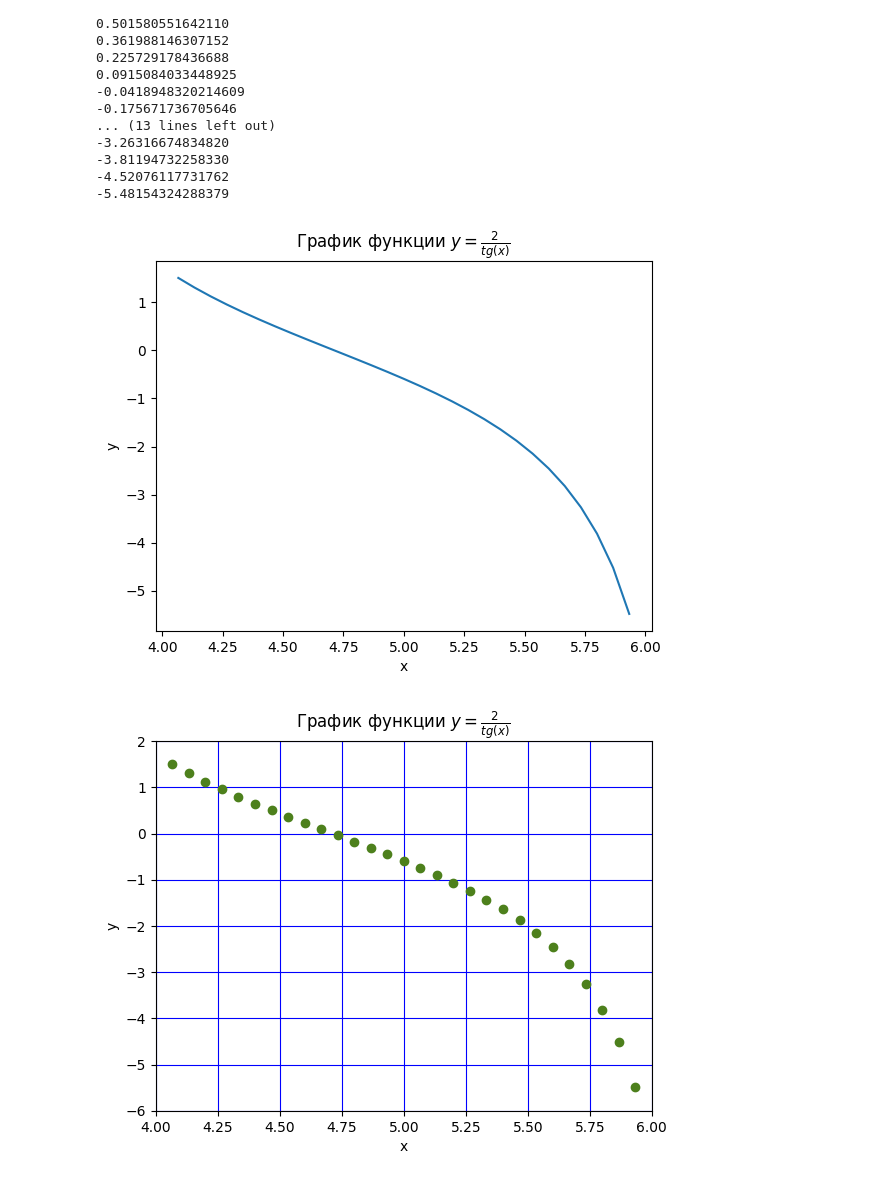
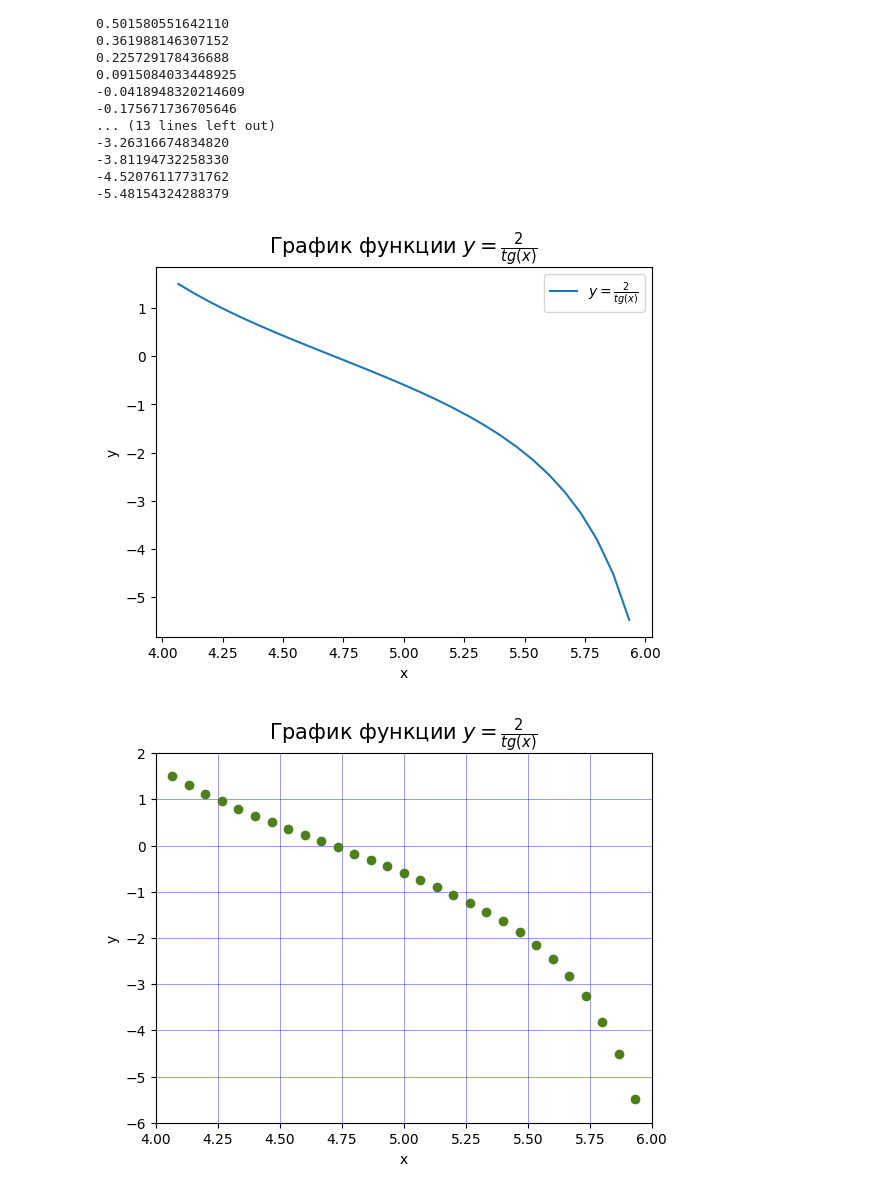
Before and after one commit to MaksimSmolenkov/3, a Jupyter notebook: практикум4.ipynb, the cells around one changed output. Cells and saved outputs as stored; diff of their text form; code cells hidden in the pictures.

```diff
--- a/практикум4.ipynb
+++ b/практикум4.ipynb
@@ -37,20 +37,21 @@ for i in range(29):
 -5.48154324288379
 # %%
 plt.plot(p, dots) #2
+plt.legend([r'$y = \frac{2}{tg(x)}$'])
 plt.xlabel('x')
 plt.ylabel('y')
-plt.title('График функции ' r'$y = \frac{2}{tg(x)}$')
+plt.title('График функции ' r'$y = \frac{2}{tg(x)}$', fontsize=15)
 plt.show()
 # %% [output]
-[figure, old version]
+[figure, new version]
 # %%
 #3
 plt.plot(p, dots, 'o', color=(0.3, 0.5, 0.11))
 plt.xlabel('x')
 plt.ylabel('y')
 plt.axis((4, 6, -6, 2))
-plt.grid(visible=True, which='major', axis='both', color = 'blue', ms = '22')
-plt.title('График функции ' r'$y = \frac{2}{tg(x)}$')
+plt.grid(visible=True, which='major', axis='both', color = 'blue', linewidth=0.4, alpha = 0.7)
+plt.title('График функции ' r'$y = \frac{2}{tg(x)}$', fontsize=15)
 plt.show()
 # %% [output]
-[figure, old version]
+[figure, new version]
```
Also changed, not shown: parts of 4 cells of this notebook.
